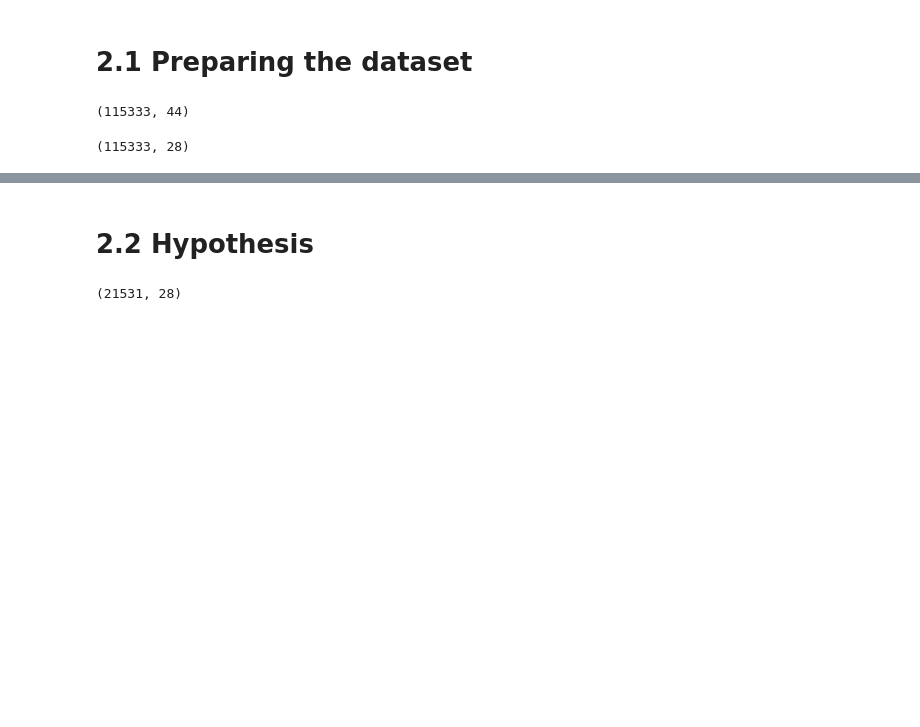
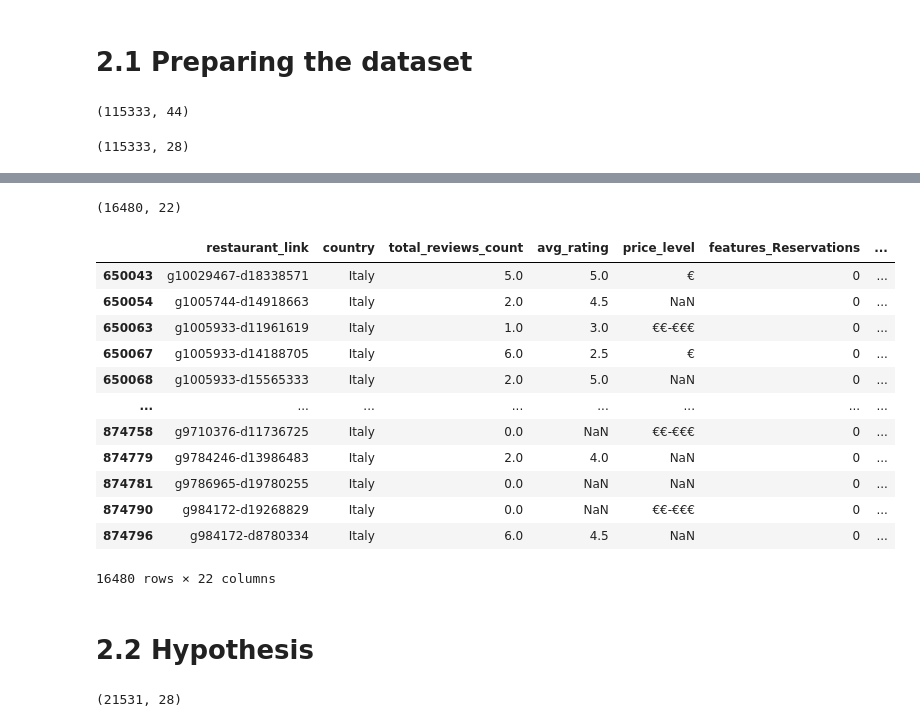
Before and after one commit to am-tropin/restaurant-europe, a Jupyter notebook: restaurant_hypothesis_testing.ipynb, the cells around one changed output, grey strips where cells are left out. Cells and saved outputs as stored; diff of their text form; code cells hidden in the pictures; blank space fills up the shorter version.

```diff
--- a/restaurant_hypothesis_testing.ipynb
+++ b/restaurant_hypothesis_testing.ipynb
@@ -535,0 +559,9 @@ See the caveats in the documentation: https://pandas.pydata.org/pandas-docs/stab
+# %%
+feature_columns = list(set(italy_df.columns) - set(['restaurant_link',
+ 'country',
+ 'total_reviews_count',
+ 'avg_rating',
+ 'price_level',
+ 'cuisines_cnt','meals_cnt'
+                                                   ]))
+feature_columns
@@ -536,3 +613,29 @@ See the caveats in the documentation: https://pandas.pydata.org/pandas-docs/stab
+# %%
+italy_test1_df = italy_df[
+    (italy_df['cuisines_Italian'] == 1)
+    &
+    (sum([italy_df[col] for col in list(set(feature_columns) - set(['cuisines_Italian']))]) == 0)
+]
+
+italy_test1_df.shape
+# %% [output]
+(16480, 22)
+# %%
+italy_test1_df
+# %% [output]
+|  | restaurant_link | country | total_reviews_count | avg_rating | price_level | features_Reservations | ... |
+| 650043 | g10029467-d18338571 | Italy | 5.0 | 5.0 | € | 0 | ... |
+| 650054 | g1005744-d14918663 | Italy | 2.0 | 4.5 | NaN | 0 | ... |
+| 650063 | g1005933-d11961619 | Italy | 1.0 | 3.0 | €€-€€€ | 0 | ... |
+| 650067 | g1005933-d14188705 | Italy | 6.0 | 2.5 | € | 0 | ... |
+| 650068 | g1005933-d15565333 | Italy | 2.0 | 5.0 | NaN | 0 | ... |
+| ... | ... | ... | ... | ... | ... | ... | ... |
+| 874758 | g9710376-d11736725 | Italy | 0.0 | NaN | €€-€€€ | 0 | ... |
+| 874779 | g9784246-d13986483 | Italy | 2.0 | 4.0 | NaN | 0 | ... |
+| 874781 | g9786965-d19780255 | Italy | 0.0 | NaN | NaN | 0 | ... |
+| 874790 | g984172-d19268829 | Italy | 0.0 | NaN | €€-€€€ | 0 | ... |
+| 874796 | g984172-d8780334 | Italy | 6.0 | 4.5 | NaN | 0 | ... |
+16480 rows × 22 columns
 # %% [markdown]
 # 2.2 Hypothesis
 # %%
```
Also changed, not shown: parts of 19 cells of this notebook.
